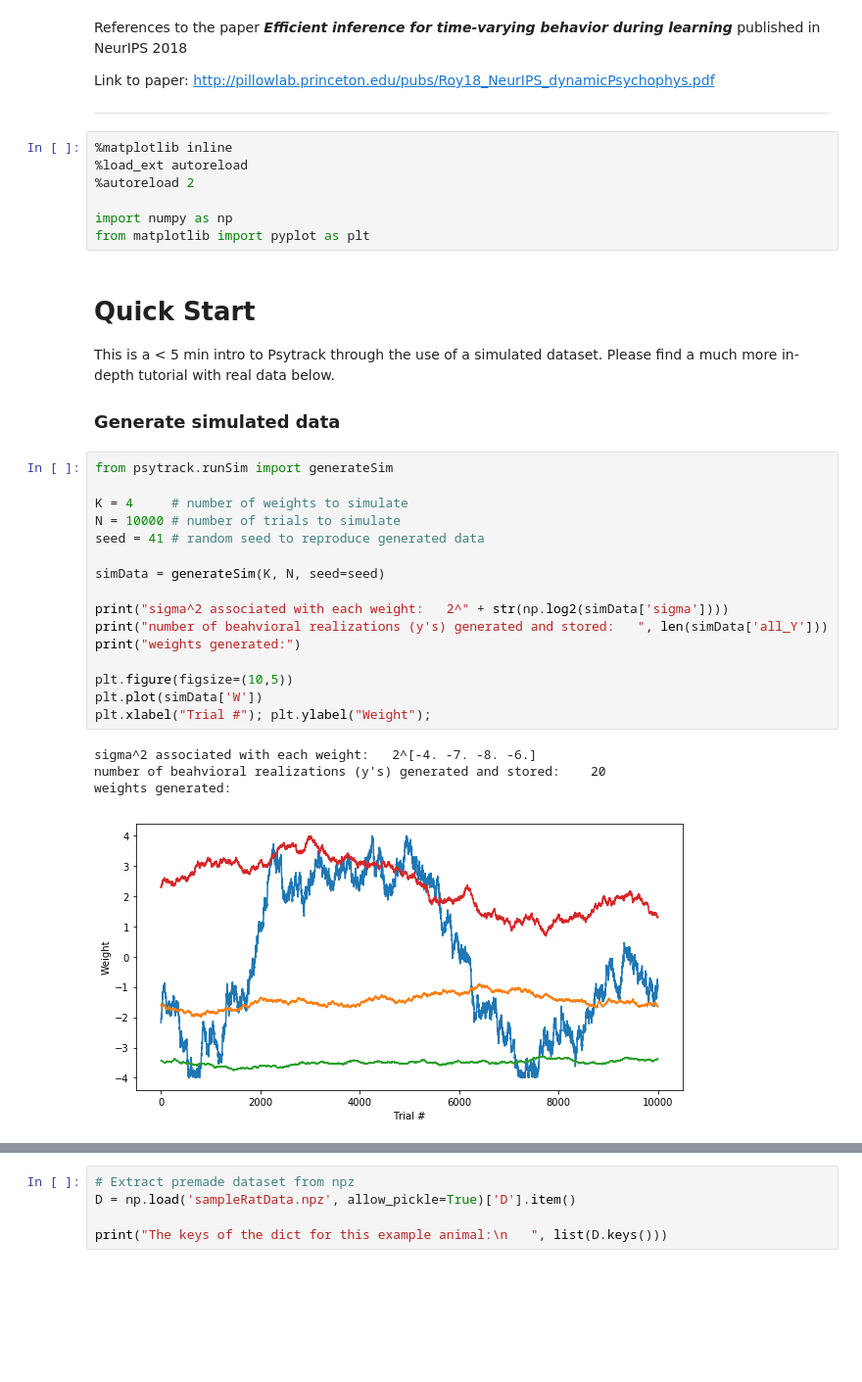
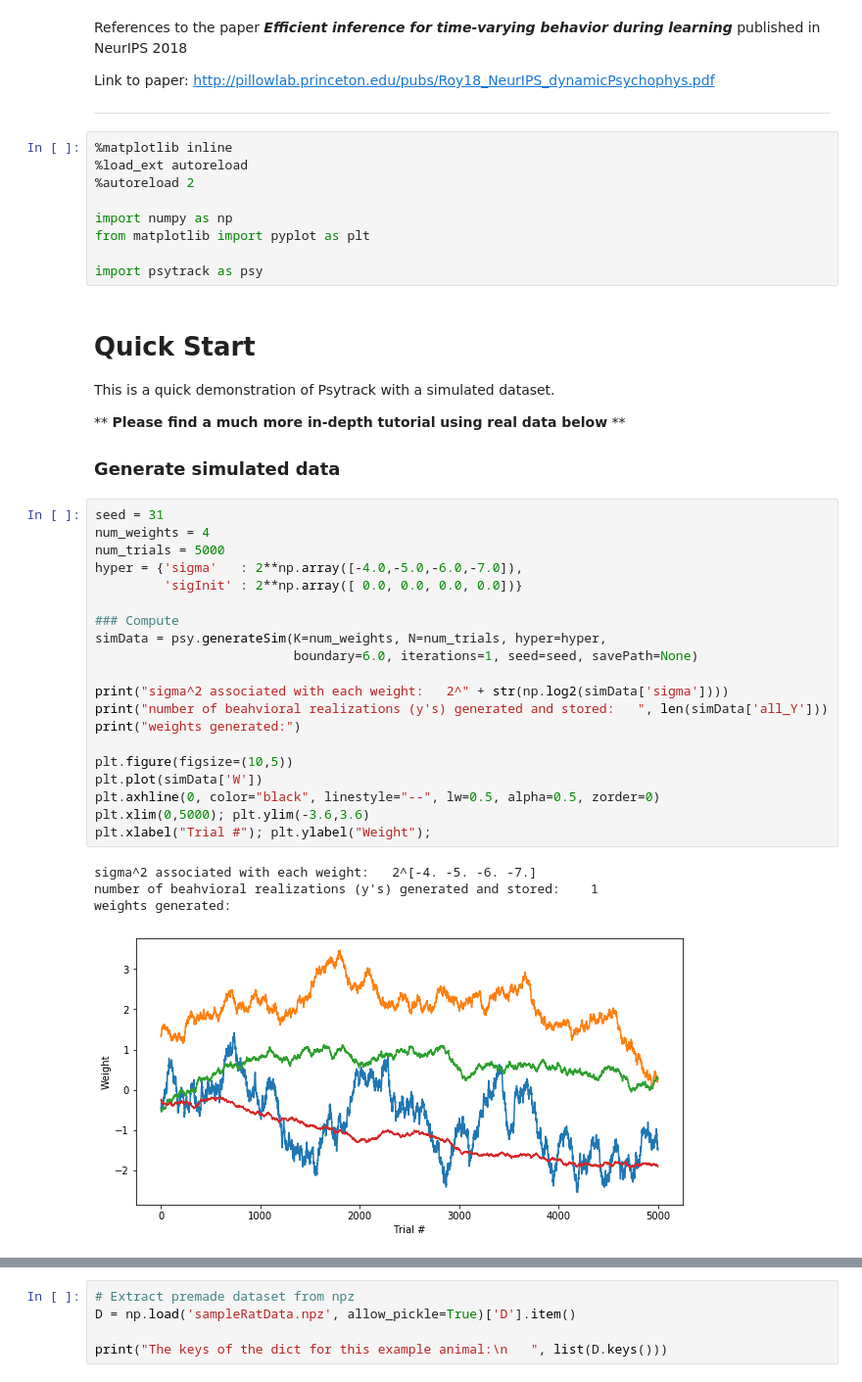
Before and after one commit to nicholas-roy/psytrack, a Jupyter notebook: psytrack/examples/ExampleNotebook.ipynb, the cells around one changed output, grey strips where cells are left out. Shown at 98% size. Saved outputs shown, nothing was run; the diff lists cells and outputs as text; blank space fills up the shorter version.

Commit message:
Update to Psytrack 1.2, see new CHANGELOG.md file for list of main updates

```diff
--- a/psytrack/examples/ExampleNotebook.ipynb
+++ b/psytrack/examples/ExampleNotebook.ipynb
@@ -13,31 +13,39 @@ Link to paper: http://pillowlab.princeton.edu/pubs/Roy18_NeurIPS_dynamicPsychoph
 
 import numpy as np
 from matplotlib import pyplot as plt
+
+import psytrack as psy
 # %% [markdown]
 # Quick Start
-This is a < 5 min intro to Psytrack through the use of a simulated dataset. Please find a much more in-depth tutorial with real data below.
+This is a quick demonstration of Psytrack with a simulated dataset.
+
+\*\* **Please find a much more in-depth tutorial using real data below** \*\*
 
 
 ### Generate simulated data
 # %%
-from psytrack.runSim import generateSim
+seed = 31
+num_weights = 4
+num_trials = 5000
+hyper = {'sigma'   : 2**np.array([-4.0,-5.0,-6.0,-7.0]),
+         'sigInit' : 2**np.array([ 0.0, 0.0, 0.0, 0.0])}
 
-K = 4     # number of weights to simulate
-N = 10000 # number of trials to simulate
-seed = 41 # random seed to reproduce generated data
-
-simData = generateSim(K, N, seed=seed)
+### Compute
+simData = psy.generateSim(K=num_weights, N=num_trials, hyper=hyper,
+                          boundary=6.0, iterations=1, seed=seed, savePath=None)
 
 print("sigma^2 associated with each weight:   2^" + str(np.log2(simData['sigma'])))
 print("number of beahvioral realizations (y's) generated and stored:   ", len(simData['all_Y']))
 print("weights generated:")
 
 plt.figure(figsize=(10,5))
 plt.plot(simData['W'])
+plt.axhline(0, color="black", linestyle="--", lw=0.5, alpha=0.5, zorder=0)
+plt.xlim(0,5000); plt.ylim(-3.6,3.6)
 plt.xlabel("Trial #"); plt.ylabel("Weight");
 # %% [output]
-sigma^2 associated with each weight:   2^[-4. -7. -8. -6.]
-number of beahvioral realizations (y's) generated and stored:    20
+sigma^2 associated with each weight:   2^[-4. -5. -6. -7.]
+number of beahvioral realizations (y's) generated and stored:    1
 weights generated:
-[figure, old version]
+[figure, new version]
 # %% [markdown]
```
Also changed, not shown: parts of 20 cells of this notebook, 8 other files.
